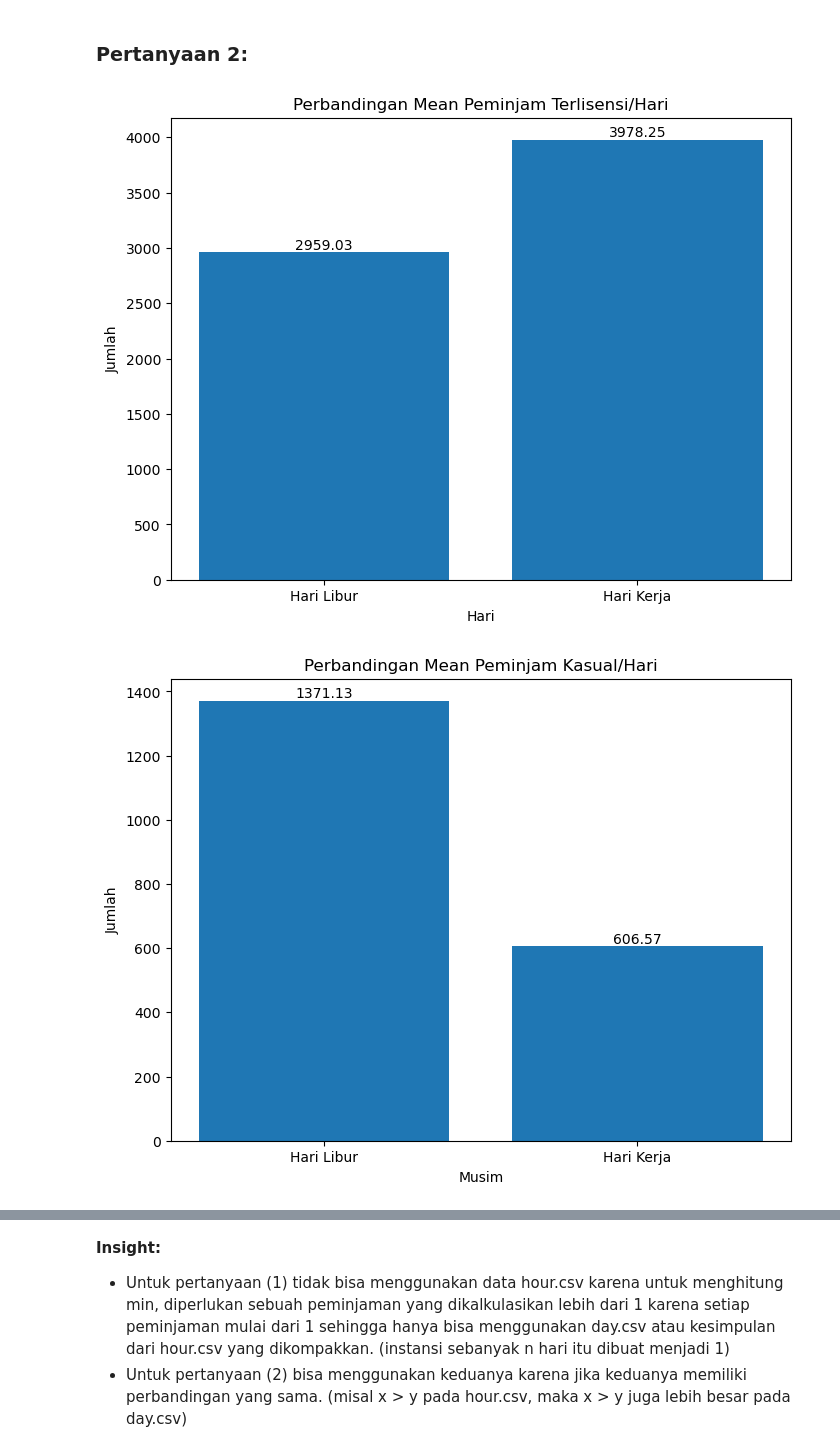
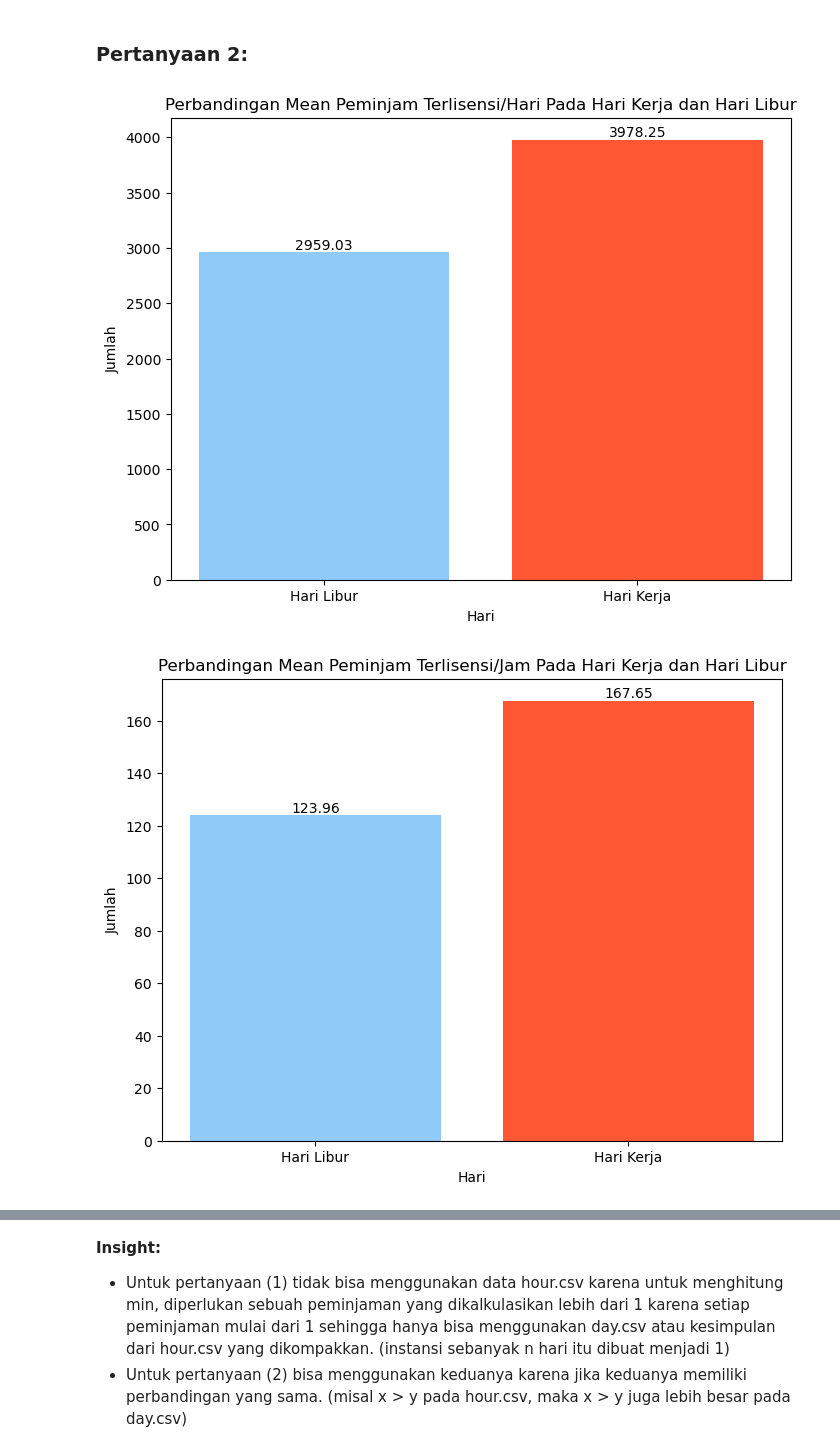
Before and after one commit to xAnonym101/bangkit_streamlit_dashboard, a Jupyter notebook: notebook.ipynb, the cells around one changed output, grey strips where cells are left out. Cells and saved outputs as stored; diff of their text form; code cells hidden in the pictures.

```diff
--- a/notebook.ipynb
+++ b/notebook.ipynb
@@ -22,7 +22,7 @@ import matplotlib.pyplot as plt
 ### Gathering Data
 # %%
 #ambil data dari day.csv
-days_data = pd.read_csv(r"C:\Users\steve\Downloads\submission\data\day.csv", delimiter=",")
+days_data = pd.read_csv(r"C:data\day.csv", delimiter=",")
 days_data.sample(n = 5)
 # %% [output]
 |  | instant | dteday | season | yr | mnth | holiday | weekday | workingday | weathersit | temp | ... |
@@ -34,6 +34,6 @@ days_data.sample(n = 5)
 # %%
 #ambil data dari hour.csv
-hours_data = pd.read_csv(r"C:\Users\steve\Downloads\submission\data\hour.csv", delimiter=",")
+hours_data = pd.read_csv(r"data\hour.csv", delimiter=",")
 hours_data.sample(n = 5)
 # %% [output]
 |  | instant | dteday | season | yr | mnth | hr | holiday | weekday | workingday | weathersit | ... |
@@ -265,15 +265,15 @@ plt.show()
 # %%
 #store dalam value
-filtered_min_values = minmaxD_data.loc[[1, 4], ("cnt", "max")]
+filtered_max_values = minmaxD_data.loc[[1, 4], ("cnt", "max")]
 
 #buat bar chart
 plt.figure(figsize=(8, 6))
-plt.bar(["Semi", "Salju"], filtered_min_values)
+plt.bar(["Semi", "Salju"], filtered_max_values, color=["#ABD8E6", "#E3E3E3"])
 
 #dekorasi bar chart
-for i, value in enumerate(filtered_min_values):
+for i, value in enumerate(filtered_max_values):
     plt.text(i, value + 0.1, str(round(value, 2)), ha="center", va="bottom")
-plt.title("Perbandingan Minimum Musim Semi & Gugur")
+plt.title("Perbandingan Maksimum Musim Semi & Salju")
 plt.xlabel("Musim")
 plt.ylabel("Jumlah")
 
@@ -289,35 +289,35 @@ filtered_borrower_values = borrowerD_data.loc[[0, 1], ("registered")]
 
 #buat bar chart
 plt.figure(figsize=(8, 6))
-plt.bar(["Hari Libur", "Hari Kerja"], filtered_borrower_values)
+plt.bar(["Hari Libur", "Hari Kerja"], filtered_borrower_values, color=["#90CAF9", "#FF5733"])
 
 #dekorasi bar chart
 for i, value in enumerate(filtered_borrower_values):
     plt.text(i, value + 0.1, str(round(value, 2)), ha="center", va="bottom")
-plt.title("Perbandingan Mean Peminjam Terlisensi/Hari")
+plt.title("Perbandingan Mean Peminjam Terlisensi/Hari Pada Hari Kerja dan Hari Libur")
 plt.xlabel("Hari")
 plt.ylabel("Jumlah")
 
 #show bar
 plt.show()
 # %% [output]
-[figure, old version]
+[figure, new version]
 # %%
 #store dalam value
-filtered_borrower_values = borrowerD_data.loc[[0, 1], ("casual")]
+filtered_borrower_values = borrowerH_data.loc[[0, 1], ("registered")]
 
 #buat bar chart
 plt.figure(figsize=(8, 6))
-plt.bar(["Hari Libur", "Hari Kerja"], filtered_borrower_values)
+plt.bar(["Hari Libur", "Hari Kerja"], filtered_borrower_values, color=["#90CAF9", "#FF5733"])
 
 #dekorasi bar chart
 for i, value in enumerate(filtered_borrower_values):
     plt.text(i, value + 0.1, str(round(value, 2)), ha="center", va="bottom")
-plt.title("Perbandingan Mean Peminjam Kasual/Hari")
-plt.xlabel("Musim")
+plt.title("Perbandingan Mean Peminjam Terlisensi/Jam Pada Hari Kerja dan Hari Libur")
+plt.xlabel("Hari")
 plt.ylabel("Jumlah")
 
 #show bar
 plt.show()
 # %% [output]
-[figure, old version]
+[figure, new version]
```
Also changed, not shown: parts of 9 cells of this notebook, 2 other files.
